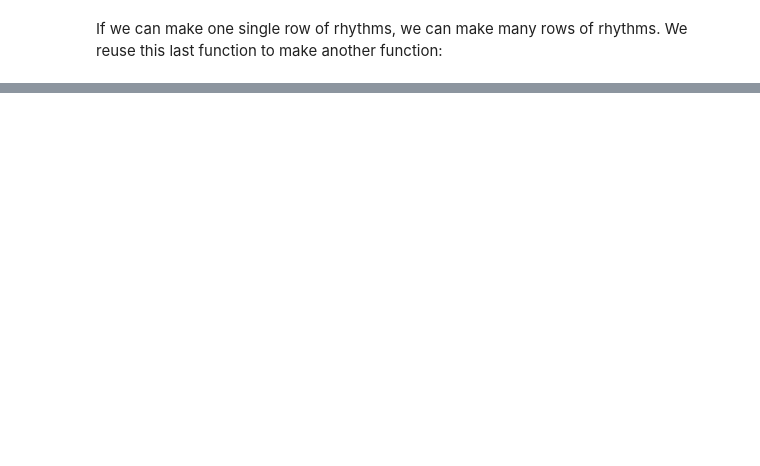
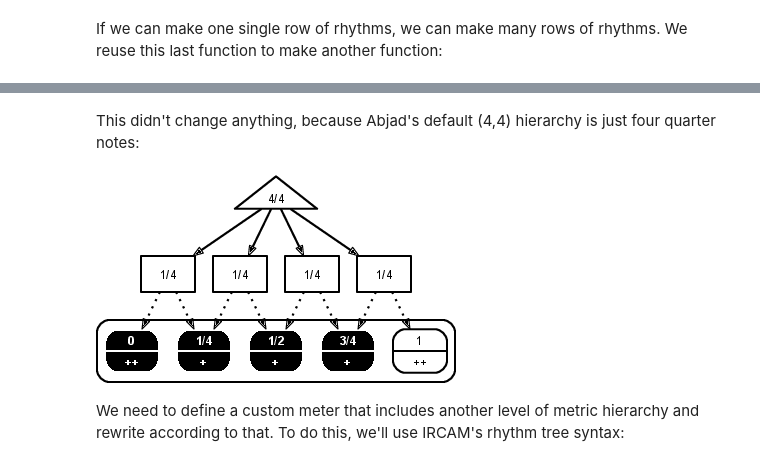
Before and after one commit to kureta/intensive, a Jupyter notebook: day-2/1-rhythms.ipynb, the cells around one changed output, grey strips where cells are left out. Drawn from its saved outputs; the diff is of its cells as text; code cells hidden in the pictures; blank space fills up the shorter version.

Commit message:
recovered lost rhythms nb work

```diff
--- a/day-2/1-rhythms.ipynb
+++ b/day-2/1-rhythms.ipynb
@@ -353,0 +616,5 @@ This example illustrates how simpler bottom-up rhythmic construction might be ab
+# %%
+four = abjad.Meter()
+for measure in staff:
+    abjad.mutate(measure).rewrite_meter(four)
+abjad.f(staff)
@@ -353,0 +641,8 @@ This example illustrates how simpler bottom-up rhythmic construction might be ab
+# %% [markdown]
+This didn't change anything, because Abjad's default (4,4) hierarchy is just four quarter notes:
+# %%
+abjad.graph(four)
+# %% [output]
+[figure, added]
+# %% [markdown]
+We need to define a custom meter that includes another level of metric hierarchy and rewrite according to that. To do this, we'll use IRCAM's rhythm tree syntax:
```
Also changed, not shown: parts of 69 cells of this notebook.
